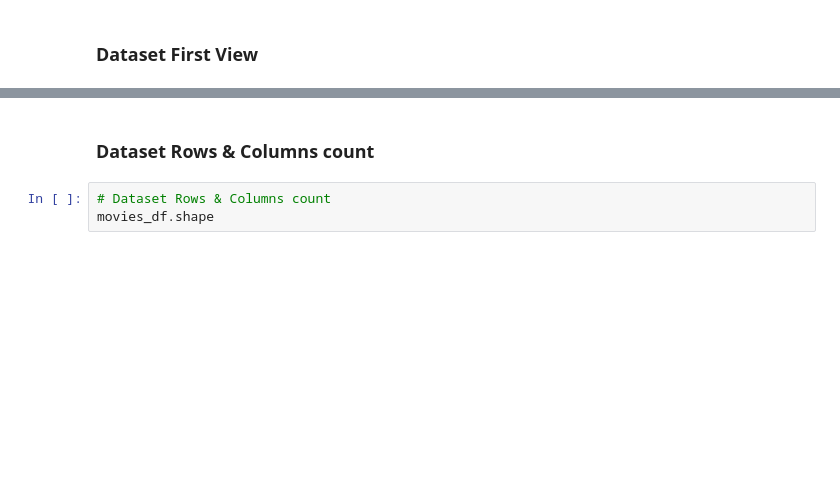
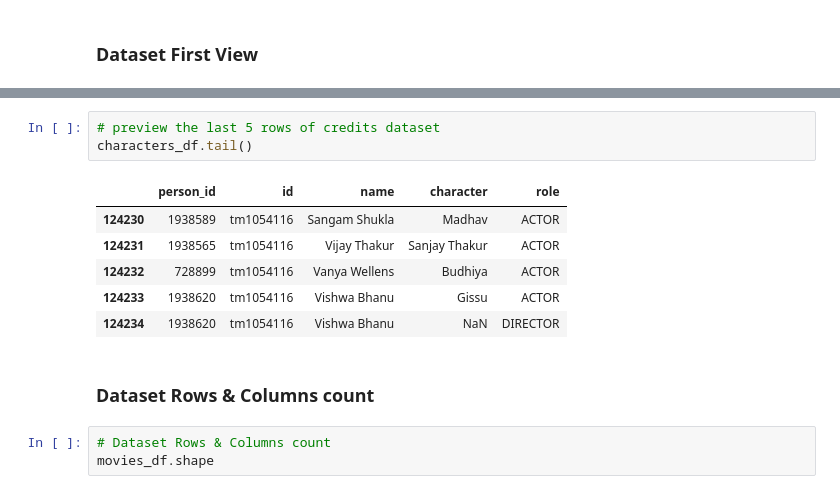
Before and after one commit to Ankush432-cloud/Amazon_Prime_TV_Shows_and_Movies_EDA_Project, a Jupyter notebook: Amazon_Prime_TV_Shows_and_Movies_EDA.ipynb, the cells around one changed output, grey strips where cells are left out. Cells and saved outputs as stored; diff of their text form; blank space fills up the shorter version.

```diff
--- a/Amazon_Prime_TV_Shows_and_Movies_EDA.ipynb
+++ b/Amazon_Prime_TV_Shows_and_Movies_EDA.ipynb
@@ -106,3 +119,13 @@ movies_df.tail()
+# %%
+# preview the last 5 rows of credits dataset
+characters_df.tail()
+# %% [output]
+|  | person_id | id | name | character | role |
+| 124230 | 1938589 | tm1054116 | Sangam Shukla | Madhav | ACTOR |
+| 124231 | 1938565 | tm1054116 | Vijay Thakur | Sanjay Thakur | ACTOR |
+| 124232 | 728899 | tm1054116 | Vanya Wellens | Budhiya | ACTOR |
+| 124233 | 1938620 | tm1054116 | Vishwa Bhanu | Gissu | ACTOR |
+| 124234 | 1938620 | tm1054116 | Vishwa Bhanu | NaN | DIRECTOR |
 # %% [markdown]
 ### Dataset Rows & Columns count
 # %%
```
Also changed, not shown: parts of 12 cells of this notebook.
